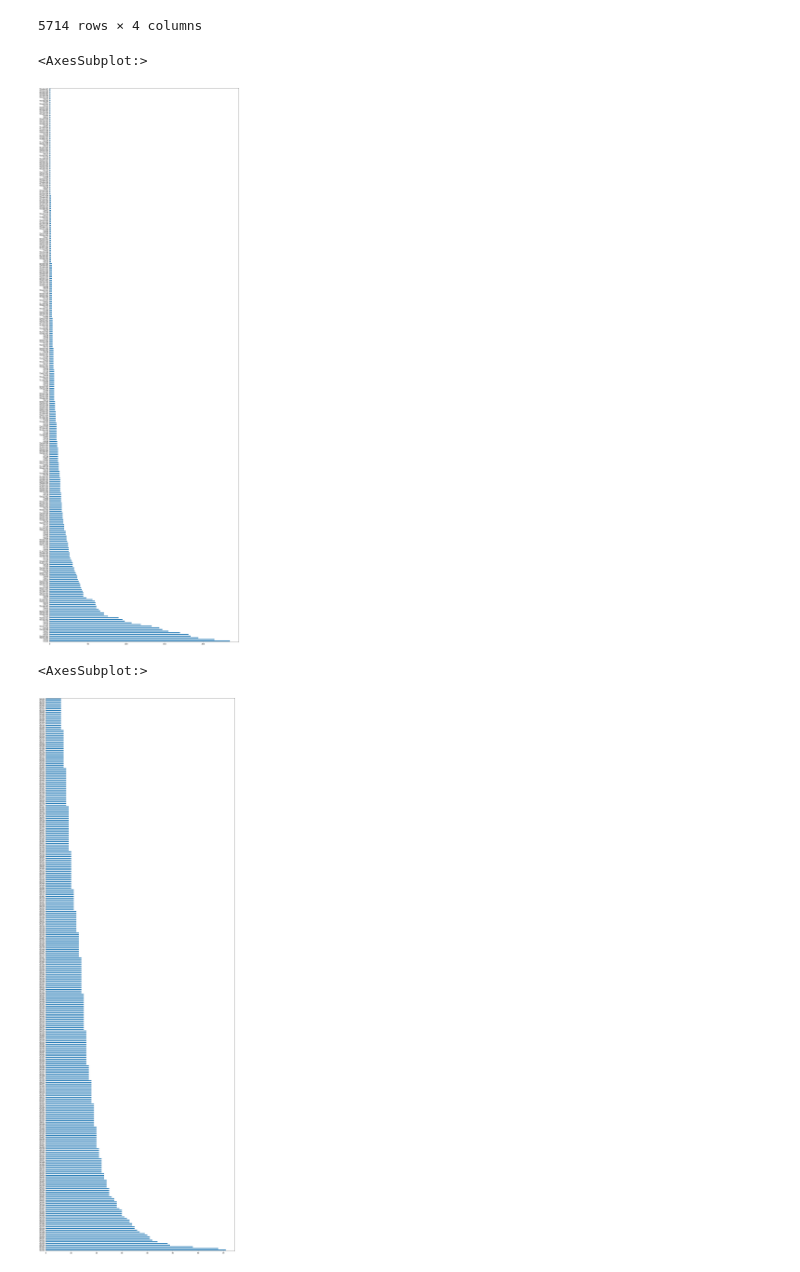
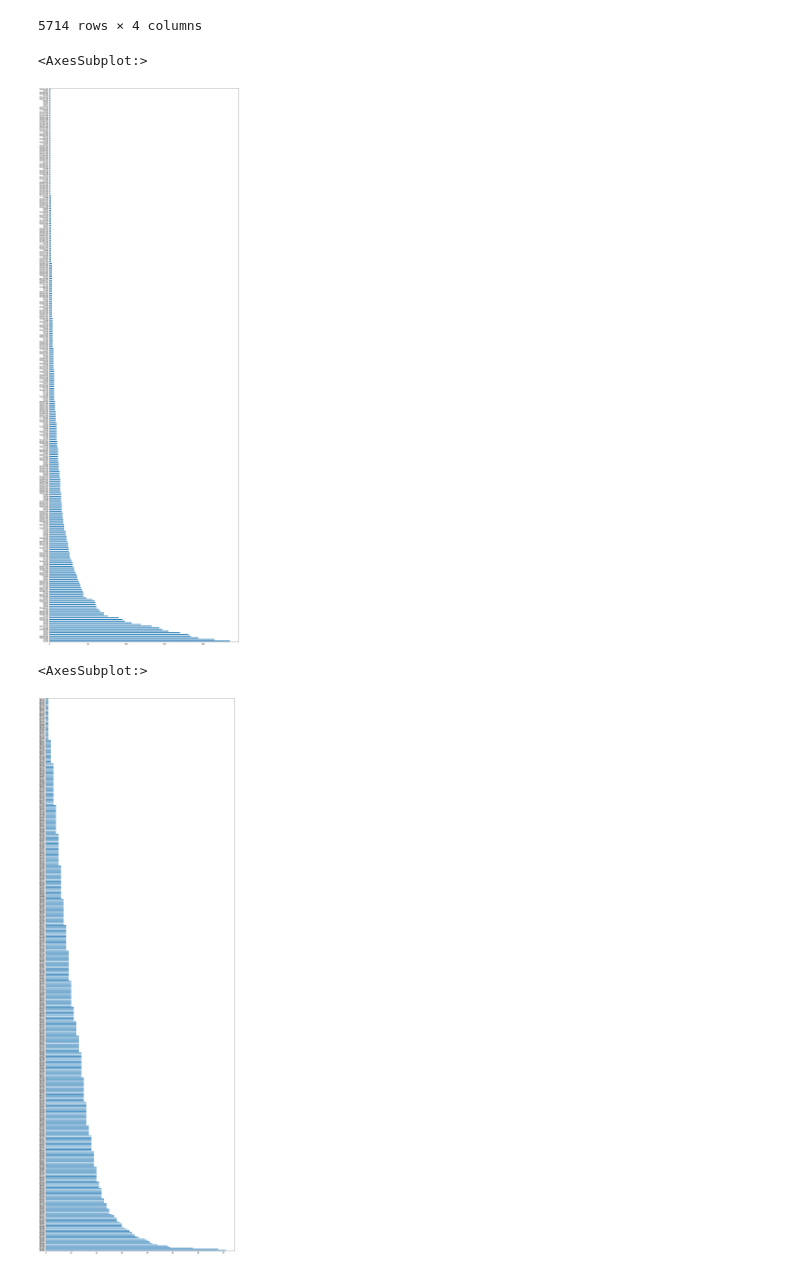
Before and after one commit to tobiasbudig/attack-hypotheses-generation, a Jupyter notebook: explorative-datenanalyse.ipynb, the cells around one changed output. Saved outputs shown, nothing was run; the diff lists cells and outputs as text; code cells hidden in the pictures.

```diff
--- a/explorative-datenanalyse.ipynb
+++ b/explorative-datenanalyse.ipynb
@@ -30,13 +33,15 @@ software_technique_table.drop(columns=["source type", "mapping type", "mapping d
 # Anzahl Software/ Techniques über die Jahre
 # %%
 number_of_techniques = software_technique_table["target ID"].value_counts()
-software_technique_table["target ID"].value_counts()[:333].plot(kind='barh', figsize=(20, 60))
+#number_of_techniques.plot(kind = 'barh')
+software_technique_table["target ID"].value_counts().plot(kind='barh', figsize=(20, 60))
 # %% [output]
 <AxesSubplot:>
-[figure, old version]
+[figure, new version]
 # %%
 number_of_techniques_per_software = software_technique_table["source ID"].value_counts()
-software_technique_table["source ID"].value_counts()[:333].plot(kind='barh', figsize=(20, 60))
+#number_of_techniques_per_software
+software_technique_table["source ID"].value_counts().plot(kind='barh', figsize=(20, 60))
 # %% [output]
 <AxesSubplot:>
-[figure, old version]
+[figure, new version]
```
Also changed, not shown: parts of 6 cells of this notebook, 4 other files.
